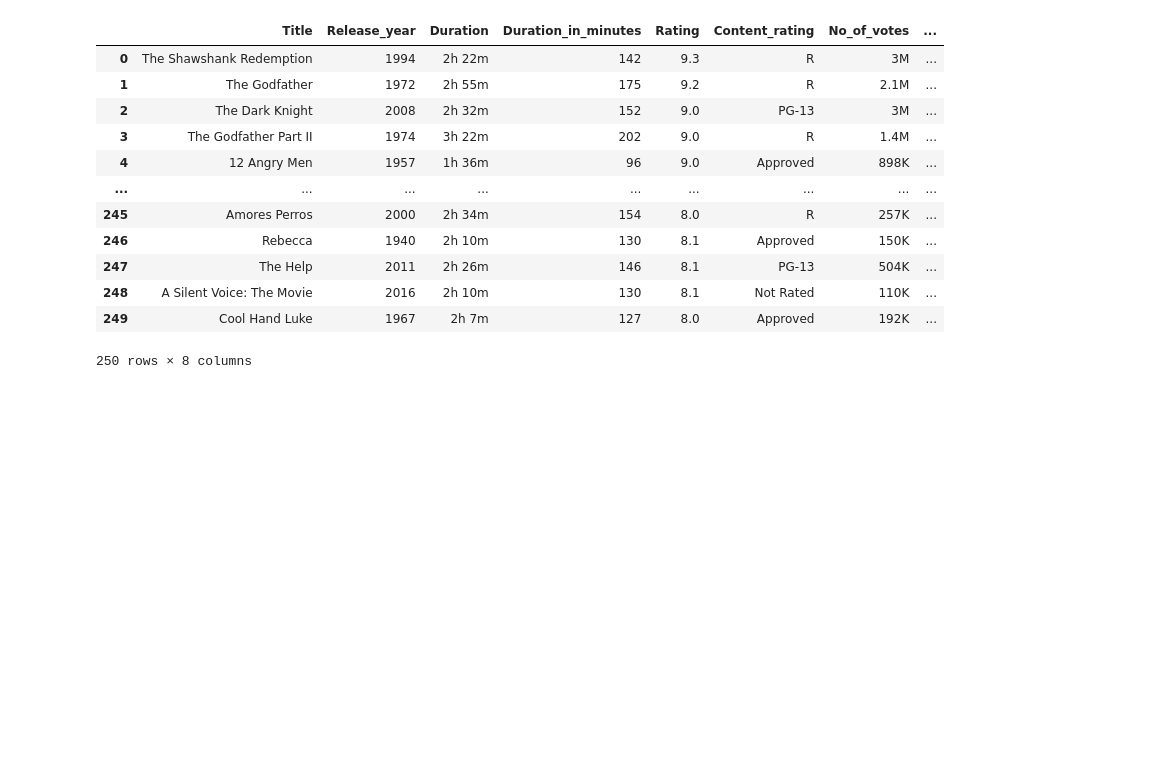
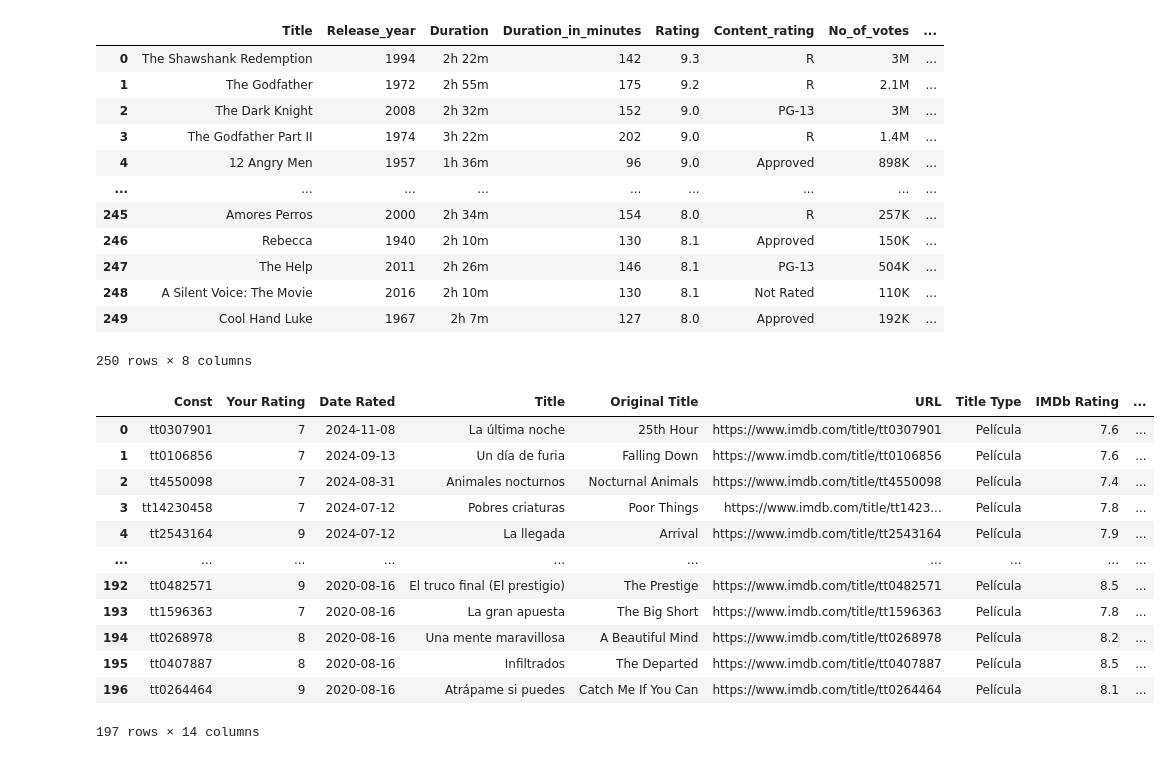
Before and after one commit to guicnw/EDA_Plataformas_de_Streaming, a Jupyter notebook: SAMPLE_DATABASES_V1.ipynb, the cells around one changed output. Cells and saved outputs as stored; diff of their text form; code cells hidden in the pictures; blank space fills up the shorter version.

```diff
--- a/SAMPLE_DATABASES_V1.ipynb
+++ b/SAMPLE_DATABASES_V1.ipynb
@@ -43,6 +43,23 @@ df_top_movies
 | 248 | A Silent Voice: The Movie | 2016 | 2h 10m | 130 | 8.1 | Not Rated | 110K | ... |
 | 249 | Cool Hand Luke | 1967 | 2h 7m | 127 | 8.0 | Approved | 192K | ... |
 250 rows × 8 columns
+# %%
+df_mis_calificaciones=pd.read_csv("./Data/mis_calificaciones_imdb.csv")
+df_mis_calificaciones #Mis calificaciones personales hechas en imdb.
+# %% [output]
+|  | Const | Your Rating | Date Rated | Title | Original Title | URL | Title Type | IMDb Rating | ... |
+| 0 | tt0307901 | 7 | 2024-11-08 | La última noche | 25th Hour | https://www.imdb.com/title/tt0307901 | Película | 7.6 | ... |
+| 1 | tt0106856 | 7 | 2024-09-13 | Un día de furia | Falling Down | https://www.imdb.com/title/tt0106856 | Película | 7.6 | ... |
+| 2 | tt4550098 | 7 | 2024-08-31 | Animales nocturnos | Nocturnal Animals | https://www.imdb.com/title/tt4550098 | Película | 7.4 | ... |
+| 3 | tt14230458 | 7 | 2024-07-12 | Pobres criaturas | Poor Things | https://www.imdb.com/title/tt1423... | Película | 7.8 | ... |
+| 4 | tt2543164 | 9 | 2024-07-12 | La llegada | Arrival | https://www.imdb.com/title/tt2543164 | Película | 7.9 | ... |
+| ... | ... | ... | ... | ... | ... | ... | ... | ... | ... |
+| 192 | tt0482571 | 9 | 2020-08-16 | El truco final (El prestigio) | The Prestige | https://www.imdb.com/title/tt0482571 | Película | 8.5 | ... |
+| 193 | tt1596363 | 7 | 2020-08-16 | La gran apuesta | The Big Short | https://www.imdb.com/title/tt1596363 | Película | 7.8 | ... |
+| 194 | tt0268978 | 8 | 2020-08-16 | Una mente maravillosa | A Beautiful Mind | https://www.imdb.com/title/tt0268978 | Película | 8.2 | ... |
+| 195 | tt0407887 | 8 | 2020-08-16 | Infiltrados | The Departed | https://www.imdb.com/title/tt0407887 | Película | 8.5 | ... |
+| 196 | tt0264464 | 9 | 2020-08-16 | Atrápame si puedes | Catch Me If You Can | https://www.imdb.com/title/tt0264464 | Película | 8.1 | ... |
+197 rows × 14 columns
 # %%
 df_netflix=pd.read_csv("./Data/netflix_titles.csv")
 # %%
```
Also changed, not shown: 1 other file.
